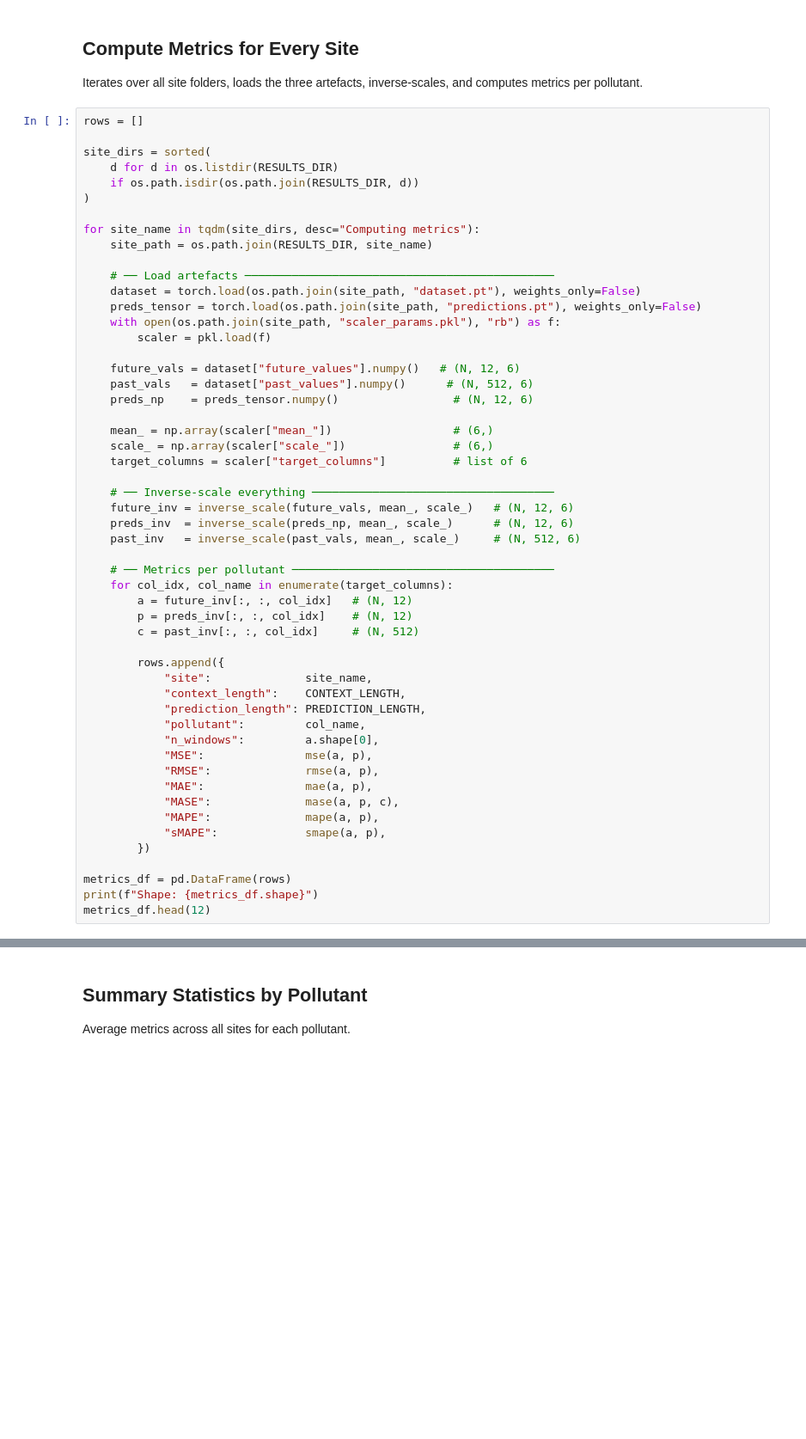
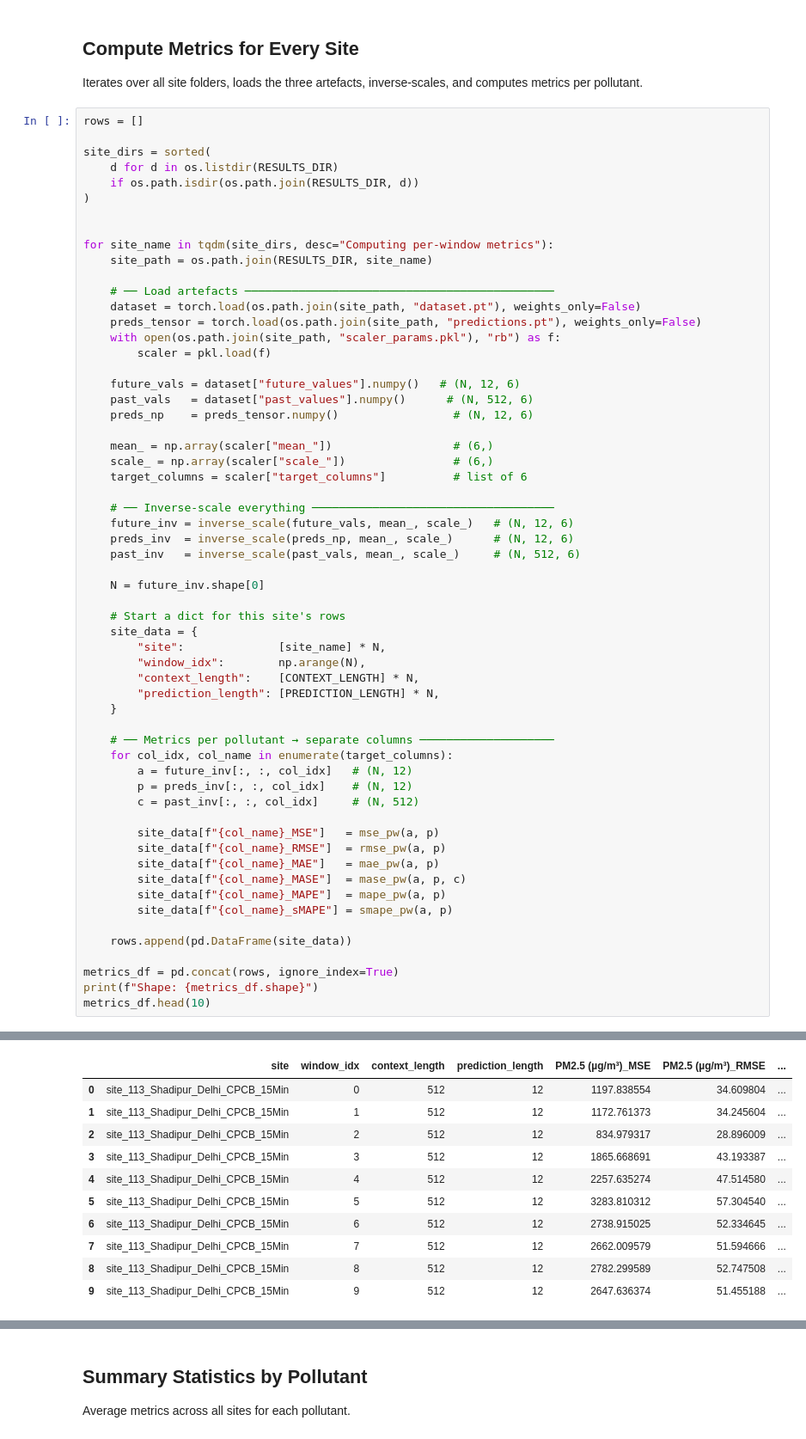
Before and after one commit to Rishi-Bharadwaj/Air-Pollution-Time-Series, a Jupyter notebook: ttm_analysis.ipynb, the cells around one changed output, grey strips where cells are left out. Shown at 86% size. Cells and saved outputs as stored; diff of their text form; blank space fills up the shorter version.

```diff
--- a/ttm_analysis.ipynb
+++ b/ttm_analysis.ipynb
@@ -90,7 +79,8 @@ site_dirs = sorted(
     if os.path.isdir(os.path.join(RESULTS_DIR, d))
 )
 
-for site_name in tqdm(site_dirs, desc="Computing metrics"):
+
+for site_name in tqdm(site_dirs, desc="Computing per-window metrics"):
     site_path = os.path.join(RESULTS_DIR, site_name)
 
     # ── Load artefacts ──────────────────────────────────────────────
@@ -112,26 +102,32 @@ for site_name in tqdm(site_dirs, desc="Computing metrics"):
     preds_inv  = inverse_scale(preds_np, mean_, scale_)      # (N, 12, 6)
     past_inv   = inverse_scale(past_vals, mean_, scale_)     # (N, 512, 6)
 
-    # ── Metrics per pollutant ───────────────────────────────────────
+    N = future_inv.shape[0]
+
+    # Start a dict for this site's rows
+    site_data = {
+        "site":              [site_name] * N,
+        "window_idx":        np.arange(N),
+        "context_length":    [CONTEXT_LENGTH] * N,
+        "prediction_length": [PREDICTION_LENGTH] * N,
+    }
+
+    # ── Metrics per pollutant → separate columns ────────────────────
     for col_idx, col_name in enumerate(target_columns):
         a = future_inv[:, :, col_idx]   # (N, 12)
         p = preds_inv[:, :, col_idx]    # (N, 12)
         c = past_inv[:, :, col_idx]     # (N, 512)
 
-        rows.append({
-            "site":              site_name,
-            "context_length":    CONTEXT_LENGTH,
-            "prediction_length": PREDICTION_LENGTH,
-            "pollutant":         col_name,
-            "n_windows":         a.shape[0],
-            "MSE":               mse(a, p),
-            "RMSE":              rmse(a, p),
-            "MAE":               mae(a, p),
-            "MASE":              mase(a, p, c),
-            "MAPE":              mape(a, p),
-            "sMAPE":             smape(a, p),
-        })
+        site_data[f"{col_name}_MSE"]   = mse_pw(a, p)
+        site_data[f"{col_name}_RMSE"]  = rmse_pw(a, p)
+        site_data[f"{col_name}_MAE"]   = mae_pw(a, p)
+        site_data[f"{col_name}_MASE"]  = mase_pw(a, p, c)
+        site_data[f"{col_name}_MAPE"]  = mape_pw(a, p)
+        site_data[f"{col_name}_sMAPE"] = smape_pw(a, p)
 
-metrics_df = pd.DataFrame(rows)
+    rows.append(pd.DataFrame(site_data))
+
+metrics_df = pd.concat(rows, ignore_index=True)
 print(f"Shape: {metrics_df.shape}")
-metrics_df.head(12)
+metrics_df.head(10)
+# %% [output]
@@ -137,0 +135,11 @@ metrics_df.head(12)
+|  | site | window_idx | context_length | prediction_length | PM2.5 (µg/m³)_MSE | PM2.5 (µg/m³)_RMSE | ... |
+| 0 | site_113_Shadipur_Delhi_CPCB_15Min | 0 | 512 | 12 | 1197.838554 | 34.609804 | ... |
+| 1 | site_113_Shadipur_Delhi_CPCB_15Min | 1 | 512 | 12 | 1172.761373 | 34.245604 | ... |
+| 2 | site_113_Shadipur_Delhi_CPCB_15Min | 2 | 512 | 12 | 834.979317 | 28.896009 | ... |
+| 3 | site_113_Shadipur_Delhi_CPCB_15Min | 3 | 512 | 12 | 1865.668691 | 43.193387 | ... |
+| 4 | site_113_Shadipur_Delhi_CPCB_15Min | 4 | 512 | 12 | 2257.635274 | 47.514580 | ... |
+| 5 | site_113_Shadipur_Delhi_CPCB_15Min | 5 | 512 | 12 | 3283.810312 | 57.304540 | ... |
+| 6 | site_113_Shadipur_Delhi_CPCB_15Min | 6 | 512 | 12 | 2738.915025 | 52.334645 | ... |
+| 7 | site_113_Shadipur_Delhi_CPCB_15Min | 7 | 512 | 12 | 2662.009579 | 51.594666 | ... |
+| 8 | site_113_Shadipur_Delhi_CPCB_15Min | 8 | 512 | 12 | 2782.299589 | 52.747508 | ... |
+| 9 | site_113_Shadipur_Delhi_CPCB_15Min | 9 | 512 | 12 | 2647.636374 | 51.455188 | ... |
```
Also changed, not shown: parts of 8 cells of this notebook.
